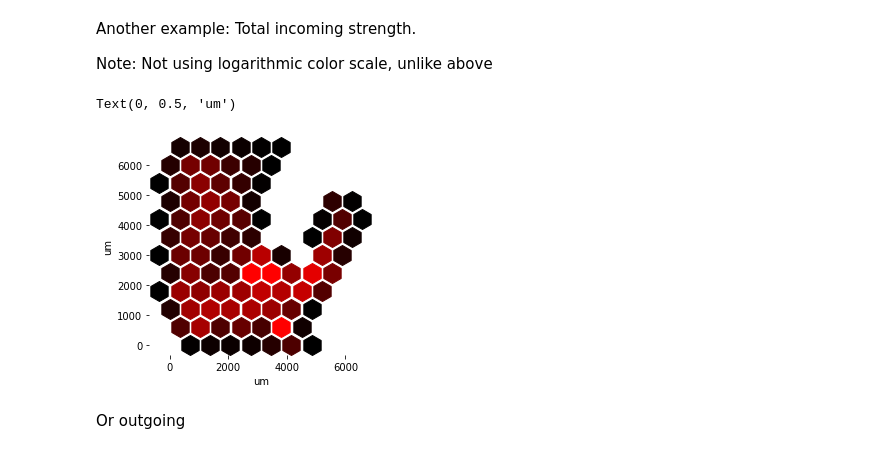
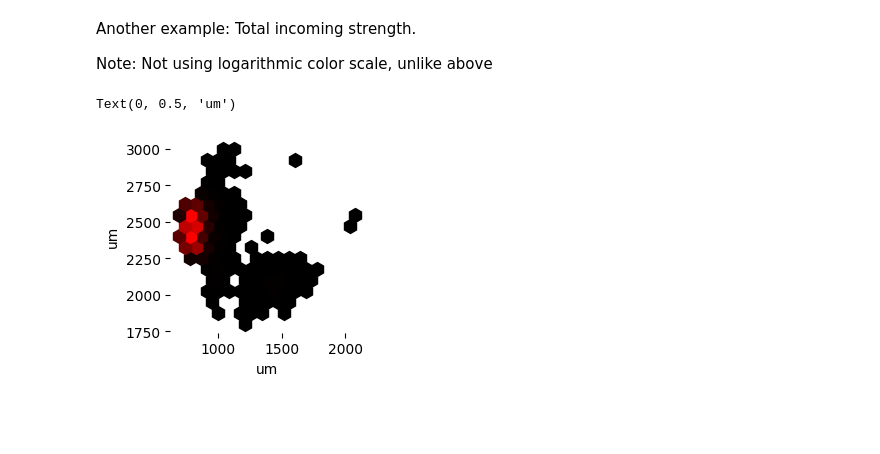
Before and after one commit to BlueBrain/ConnectomeUtilities, a Jupyter notebook: examples/Example 5 - Connectivity at reduced resolution.ipynb, the cells around one changed output. Cells and saved outputs as stored; diff of their text form; code cells hidden in the pictures; blank space fills up the shorter version.

```diff
--- a/examples/Example 5 - Connectivity at reduced resolution.ipynb
+++ b/examples/Example 5 - Connectivity at reduced resolution.ipynb
@@ -107,8 +112,9 @@ Here, we load the midrange connection count. Use instead "local" for location co
 # %%
 from conntility import circuit_models
 
-M = circuit_models.circuit_matrix_between_groups(circ, base_grp, connectome="intra_SSCX_midrange_wm",
-                                                 extract_full=True)
+M = circuit_models.circuit_matrix_between_groups(circ, base_grp, connectome="midrange__S1nonbarrel_neurons__chemical",
+                                                 population="midrange__S1nonbarrel_neurons__chemical", extract_full=True)
+#M.index = pandas.MultiIndex.from_frame(M.index.to_frame().applymap(int))
 # %% [markdown]
 The result is a pandas.Series with connection counts between groups. Indexed by the name of the source / target groups.
 
@@ -168,24 +170,18 @@ M = M.unstack("Target node", fill_value=0).stack()
 Now we can plot for example the strengths of connections from an exemplary location
 NOTE: This is long-range connectivity only, so we do not expect it to peak around the source location
 # %%
-exemplary_ij = "-5_13"
-exemplary_loc = hex_locations.loc[exemplary_ij]
-plot_divider = 5
+plot_divider = 2.5
+example_idx = 20
+exemplary_loc = C.vertices.iloc[example_idx]
 
-# Submatrix
-m = M.loc[exemplary_ij]
-m.name = "C"
-# Concatenate the connectivity data with the x, y corresponding locations of target groups.
-# Than set the index to the locations
-m = pandas.concat([m, hex_locations.loc[m.index]], axis=1).set_index(["hex400-x", "hex400-y"], drop=True)["C"]
+ax = plt.figure(figsize=(2.5, 2.5)).gca()
 
-# Plot log-scale
-ax = plt.figure(figsize=(4, 4)).gca()
-for loc, value in m.iteritems():
+for i, value in enumerate(C.array[example_idx, :]):
     col = [numpy.minimum(numpy.log10(value + 1) / plot_divider, 1), 0, 0]
-    ax.plot(loc[0], loc[1], marker="h", color=col, ms=20)
+    loc = C.vertices.iloc[i]
+    ax.plot(loc["hex50-x"], loc["hex50-y"], color=col, ms=10, marker="h")
 
-ax.plot(exemplary_loc["hex400-x"], exemplary_loc["hex400-y"], marker='o', color="green")
+ax.plot(exemplary_loc["hex50-x"], exemplary_loc["hex50-y"], marker='o', color="green")
 ax.set_frame_on(False)
 ax.set_xlabel("um"); ax.set_ylabel("um")
 # %% [output]
@@ -232,25 +216,17 @@ Another example: Total incoming strength.
 
 Note: Not using logarithmic color scale, unlike above
 # %%
-plot_divider = 5E6
-# Matrix of sum of incoming connections
-m = M.groupby("Target node").agg("sum")
-m.name = "C"
+plot_divider = 5E3
 
-# Concatenate the connectivity data with the x, y corresponding locations of target groups.
-# Than set the index to the locations
-m = pandas.concat([m, hex_locations.loc[m.index]], axis=1).set_index(["hex400-x", "hex400-y"], drop=True)["C"]
+ax = plt.figure(figsize=(2.5, 2.5)).gca()
 
-# Plot log-scale
-ax = plt.figure(figsize=(4, 4)).gca()
-for loc, value in m.iteritems():
+for i, value in enumerate(C.array.sum(axis=0)):
     col = [numpy.minimum(value / plot_divider, 1), 0, 0]
-    ax.plot(loc[0], loc[1], marker="h", color=col, ms=20)
+    loc = C.vertices.iloc[i]
+    ax.plot(loc["hex50-x"], loc["hex50-y"], color=col, ms=10, marker="h")
 
 ax.set_frame_on(False)
 ax.set_xlabel("um"); ax.set_ylabel("um")
 # %% [output]
 Text(0, 0.5, 'um')
-[figure, old version]
+[figure, new version]
-# %% [markdown]
-Or outgoing
```
Also changed, not shown: parts of 22 cells of this notebook, 15 other files.
